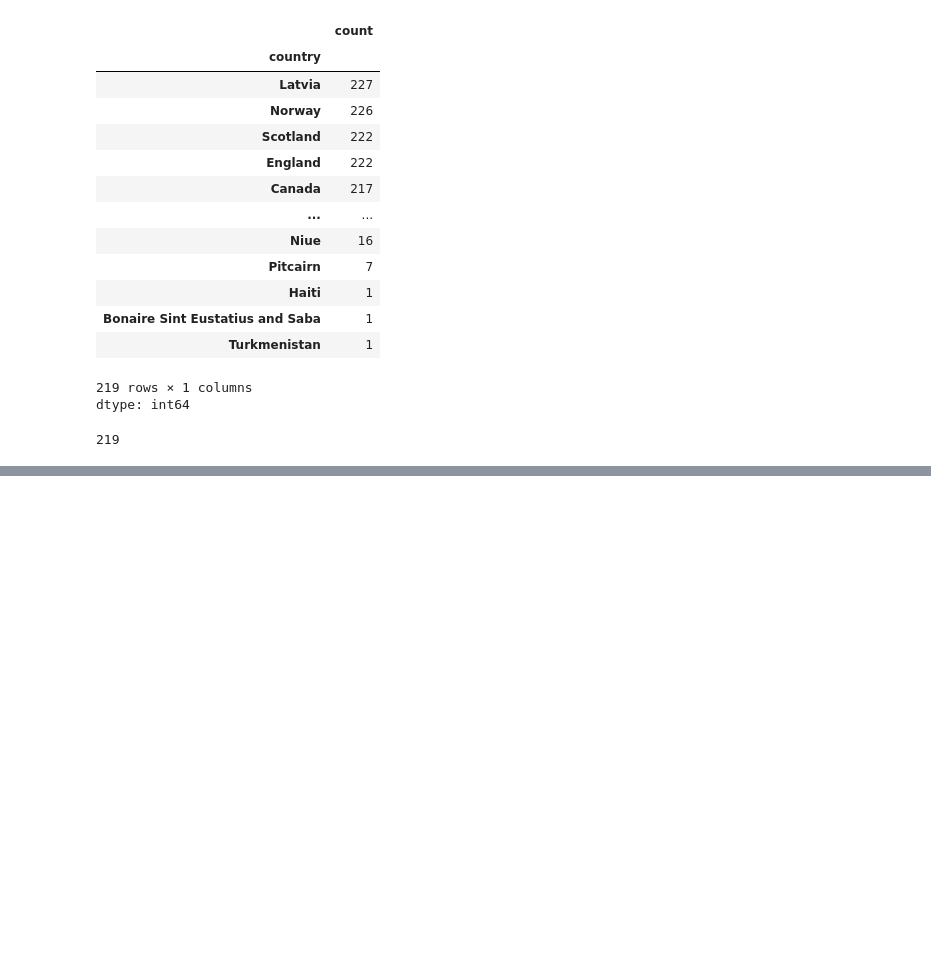
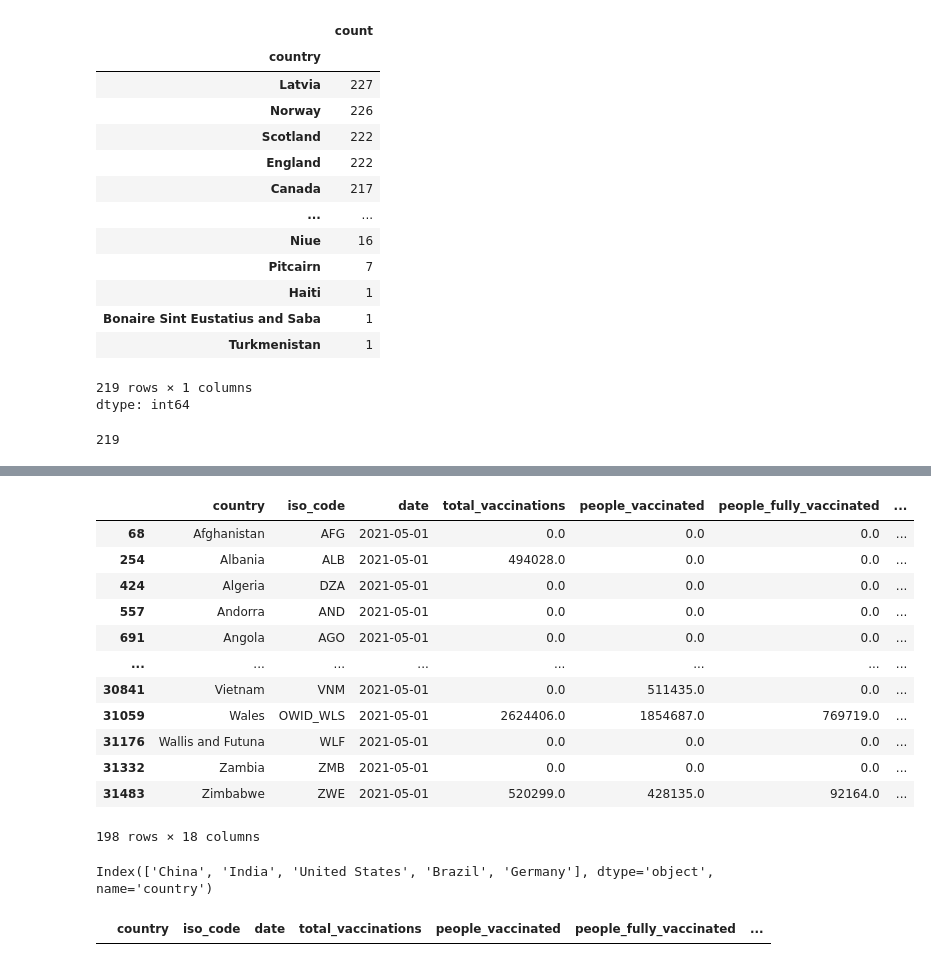
Before and after one commit to mtthwwl/Data-Analyst, a Jupyter notebook: Vaccination.ipynb, the cells around one changed output, grey strips where cells are left out. Cells and saved outputs as stored; diff of their text form; code cells hidden in the pictures; blank space fills up the shorter version.

```diff
--- a/Vaccination.ipynb
+++ b/Vaccination.ipynb
@@ -271,0 +317,26 @@ vaccinations_df.country.nunique()
+# %%
+vaccinations_df[vaccinations_df['date'] == '2021-05']
+# %% [output]
+|  | country | iso_code | date | total_vaccinations | people_vaccinated | people_fully_vaccinated | ... |
+| 68 | Afghanistan | AFG | 2021-05-01 | 0.0 | 0.0 | 0.0 | ... |
+| 254 | Albania | ALB | 2021-05-01 | 494028.0 | 0.0 | 0.0 | ... |
+| 424 | Algeria | DZA | 2021-05-01 | 0.0 | 0.0 | 0.0 | ... |
+| 557 | Andorra | AND | 2021-05-01 | 0.0 | 0.0 | 0.0 | ... |
+| 691 | Angola | AGO | 2021-05-01 | 0.0 | 0.0 | 0.0 | ... |
+| ... | ... | ... | ... | ... | ... | ... | ... |
+| 30841 | Vietnam | VNM | 2021-05-01 | 0.0 | 511435.0 | 0.0 | ... |
+| 31059 | Wales | OWID_WLS | 2021-05-01 | 2624406.0 | 1854687.0 | 769719.0 | ... |
+| 31176 | Wallis and Futuna | WLF | 2021-05-01 | 0.0 | 0.0 | 0.0 | ... |
+| 31332 | Zambia | ZMB | 2021-05-01 | 0.0 | 0.0 | 0.0 | ... |
+| 31483 | Zimbabwe | ZWE | 2021-05-01 | 520299.0 | 428135.0 | 92164.0 | ... |
+198 rows × 18 columns
+# %%
+countries = vaccinations_df.groupby('country')['total_vaccinations'].max().sort_values(ascending = False)[:5].index
+countries
+# %% [output]
+Index(['China', 'India', 'United States', 'Brazil', 'Germany'], dtype='object', name='country')
+# %%
+top_countries = pd.DataFrame(columns = vaccinations_df.columns)
+top_countries
+# %% [output]
+|  | country | iso_code | date | total_vaccinations | people_vaccinated | people_fully_vaccinated | ... |
```
Also changed, not shown: parts of 10 cells of this notebook.
